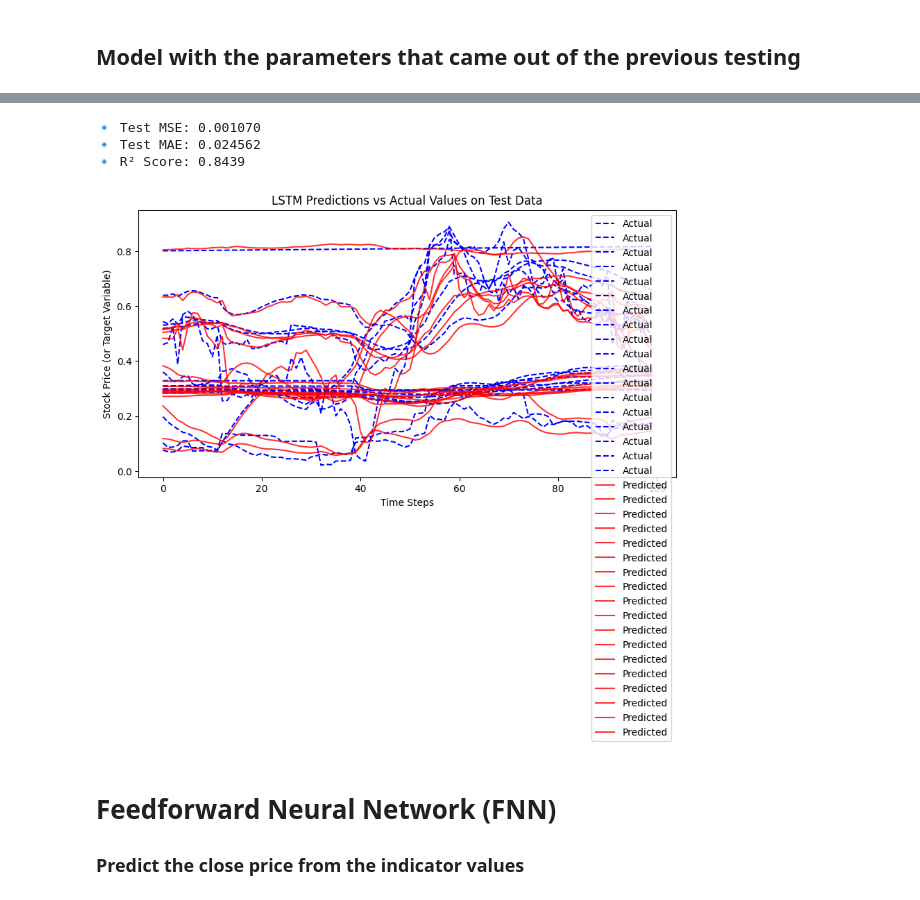
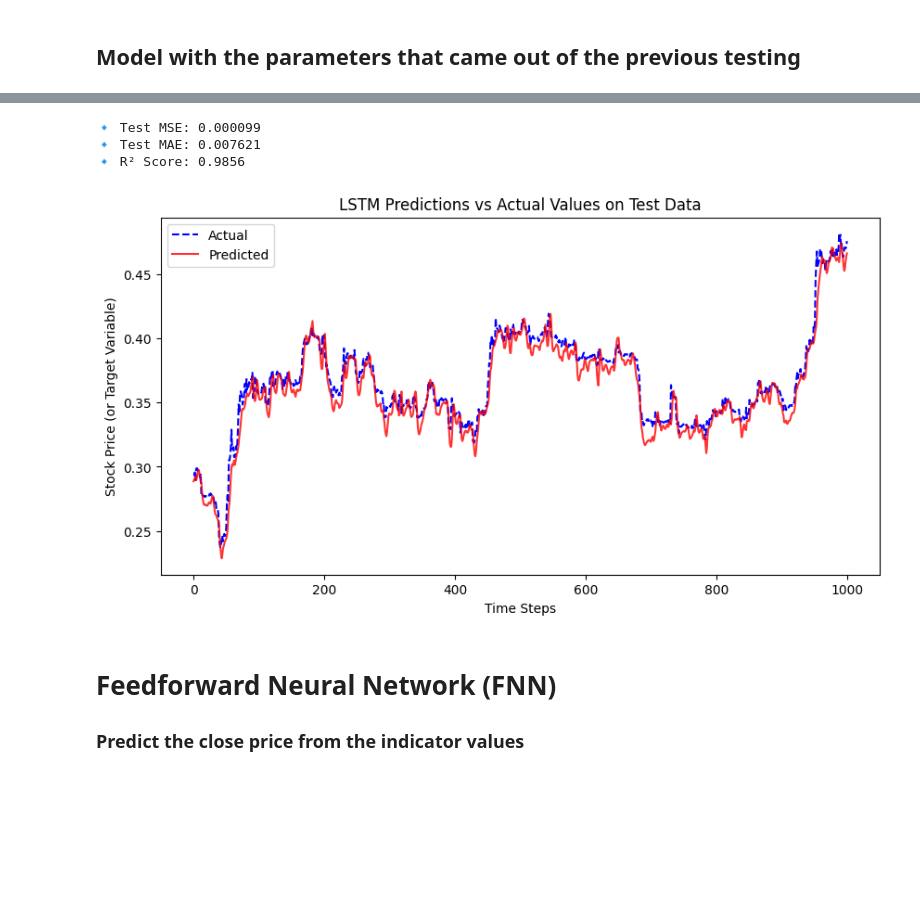
Before and after one commit to AnsukSinhaRoy/DEV1CE, a Jupyter notebook: notebooks/LSTM_FNN_Model_Creation.ipynb, the cells around one changed output, grey strips where cells are left out. Cells and saved outputs as stored; diff of their text form; code cells hidden in the pictures; blank space fills up the shorter version.

```diff
--- a/notebooks/LSTM_FNN_Model_Creation.ipynb
+++ b/notebooks/LSTM_FNN_Model_Creation.ipynb
@@ -26,7 +26,8 @@ print(len(df))
 # %% [output]
 6303
 # %%
-def generate_perfect_signals(df, lookahead):
+def generate_perfect_signals(df, lookahead=20):
+    print("Generating perfect signals...with lookahead of", lookahead)
     df = df.copy()
     df['signals'] = np.nan  # Initialize with NaN for proper trend marking
 
@@ -58,10 +59,23 @@ from sklearn.preprocessing import MinMaxScaler
 from sklearn.model_selection import train_test_split
 import numpy as np
 features = [
-        "EMA_slow", "EMA_fast", "RSI", "BB_upper", "BB_middle", "BB_lower",
-        "ATR", "MACD", "MACD_signal", "MACD_hist", "ROC", "ADX",
-        "DC_upper", "DC_lower", "DC_middle", "Volume_SMA", "Volatility", "seconds"
-    ]
+    # Core OHLCV Data
+    "open", "high", "low", "close", "volume",
+
+    # Trend Indicators
+    "EMA_slow", "EMA_fast", "RSI", "MACD",
+    "Ichimoku_Tenkan", "Ichimoku_Kijun", "Parabolic_SAR",
+
+    # Volatility Indicators
+    "ATR", "Norm_ATR", "BB_upper", "BB_middle", "BB_lower", "Volatility",
+
+    # Momentum Indicators
+    "ROC", "slowk", "slowd", "ADX",
+
+    # Time Features
+    "seconds" # Add more time features if available
+]
+
 df_as_np = df[features].to_numpy()
 
 def preprocess_data(df, window_size):
@@ -73,10 +87,11 @@ def preprocess_data(df, window_size):
     # Convert into time-series sequences (shape: [samples, timesteps, features])
     X, y = [], []
     df_as_np = df[features].to_numpy()
+    close_prices= df['close'].to_numpy()
     for i in range(len(df_as_np) - window_size):
         row = df_as_np[i:i+window_size]  # This keeps shape (60, 46)
         X.append(row)
-        y.append(df_as_np[i+window_size])  # Target at t+window_size
+        y.append(close_prices[i+window_size])  # Target at t+window_size
 
     return np.array(X), np.array(y), df, scaler  # Return scaler for inverse transform
 
@@ -325,7 +331,7 @@ print(f"🔥 Using device: {device}")
 
 # Define Optimized LSTM Model
 class LSTMModel(nn.Module):
-    def __init__(self, input_size, hidden_dim=192, num_layers=2, output_size=17, dropout_prob=0.5):
+    def __init__(self, input_size, hidden_dim=192, num_layers=2, output_size=1, dropout_prob=0.5):
         super(LSTMModel, self).__init__()
 
         self.lstm = nn.LSTM(input_size, hidden_dim, num_layers=num_layers, dropout=dropout_prob, batch_first=True)
@@ -338,7 +344,7 @@ class LSTMModel(nn.Module):
 
 # Instantiate model with optimized hyperparameters
 input_size = X_train.shape[2]  # Number of features
-output_size = y_train.shape[1]  # Number of target variables
+output_size = 1  # Number of target variables
 lstm_model = LSTMModel(input_size, output_size=output_size).to(device)
 
 # Loss and Optimizer
@@ -414,39 +524,39 @@ device = torch.device("cuda" if torch.cuda.is_available() else "cpu")
 X_test_tensor = torch.tensor(X_test, dtype=torch.float32).to(device)
 
 # Disable gradient calculations for inference
 with torch.no_grad():
     y_pred_tensor = lstm_model(X_test_tensor)
 
 # Move predictions to CPU
 y_pred_numpy = y_pred_tensor.cpu().numpy()
 
 # ✅ Fix: y_test is already NumPy, so no .cpu() needed
 y_test_numpy = y_test  # No need for .cpu().numpy()
 
 # 🔹 Compute Evaluation Metrics
 mse = mean_squared_error(y_test_numpy, y_pred_numpy)
 mae = mean_absolute_error(y_test_numpy, y_pred_numpy)
 r2 = r2_score(y_test_numpy, y_pred_numpy)
 
 # Print metrics
 print(f"🔹 Test MSE: {mse:.6f}")
 print(f"🔹 Test MAE: {mae:.6f}")
 print(f"🔹 R² Score: {r2:.4f}")
 
 # 🔹 Plot Actual vs Predicted (First 100 Samples)
 plt.figure(figsize=(10, 5))
-plt.plot(y_test_numpy[:100], label="Actual", linestyle="dashed", color="blue")
-plt.plot(y_pred_numpy[:100], label="Predicted", alpha=0.8, color="red")
+plt.plot(y_test_numpy[:1000], label="Actual", linestyle="dashed", color="blue")
+plt.plot(y_pred_numpy[:1000], label="Predicted", alpha=0.8, color="red")
 plt.legend()
 plt.title("LSTM Predictions vs Actual Values on Test Data")
 plt.xlabel("Time Steps")
 plt.ylabel("Stock Price (or Target Variable)")
 plt.show()
 # %% [output]
-🔹 Test MSE: 0.001070
-🔹 Test MAE: 0.024562
-🔹 R² Score: 0.8439
+🔹 Test MSE: 0.000099
+🔹 Test MAE: 0.007621
+🔹 R² Score: 0.9856
-[figure, old version]
+[figure, new version]
 # %% [markdown]
 # Feedforward Neural Network (FNN)
 ### Predict the close price from the indicator values
```
Also changed, not shown: parts of 5 cells of this notebook, 9 other files.
